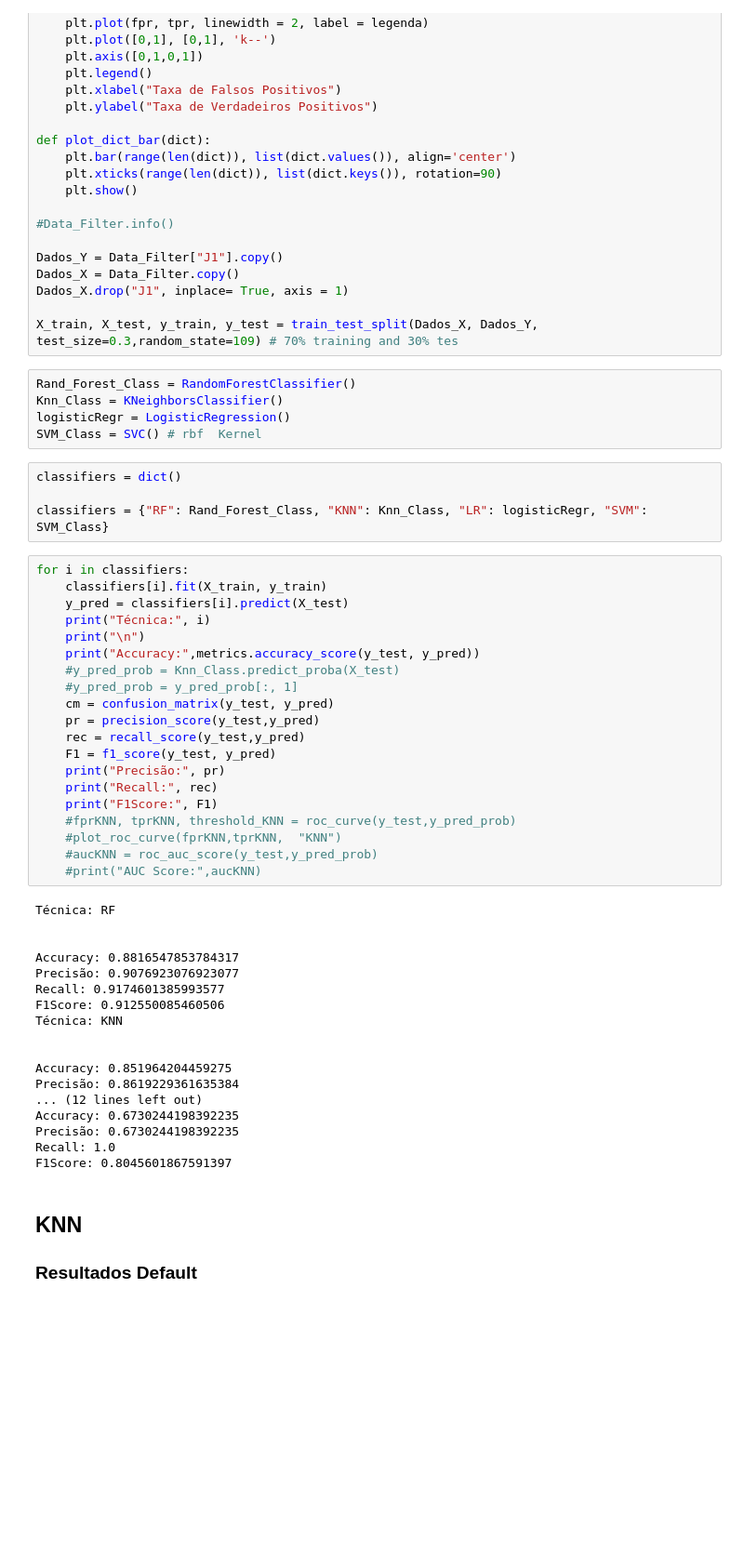
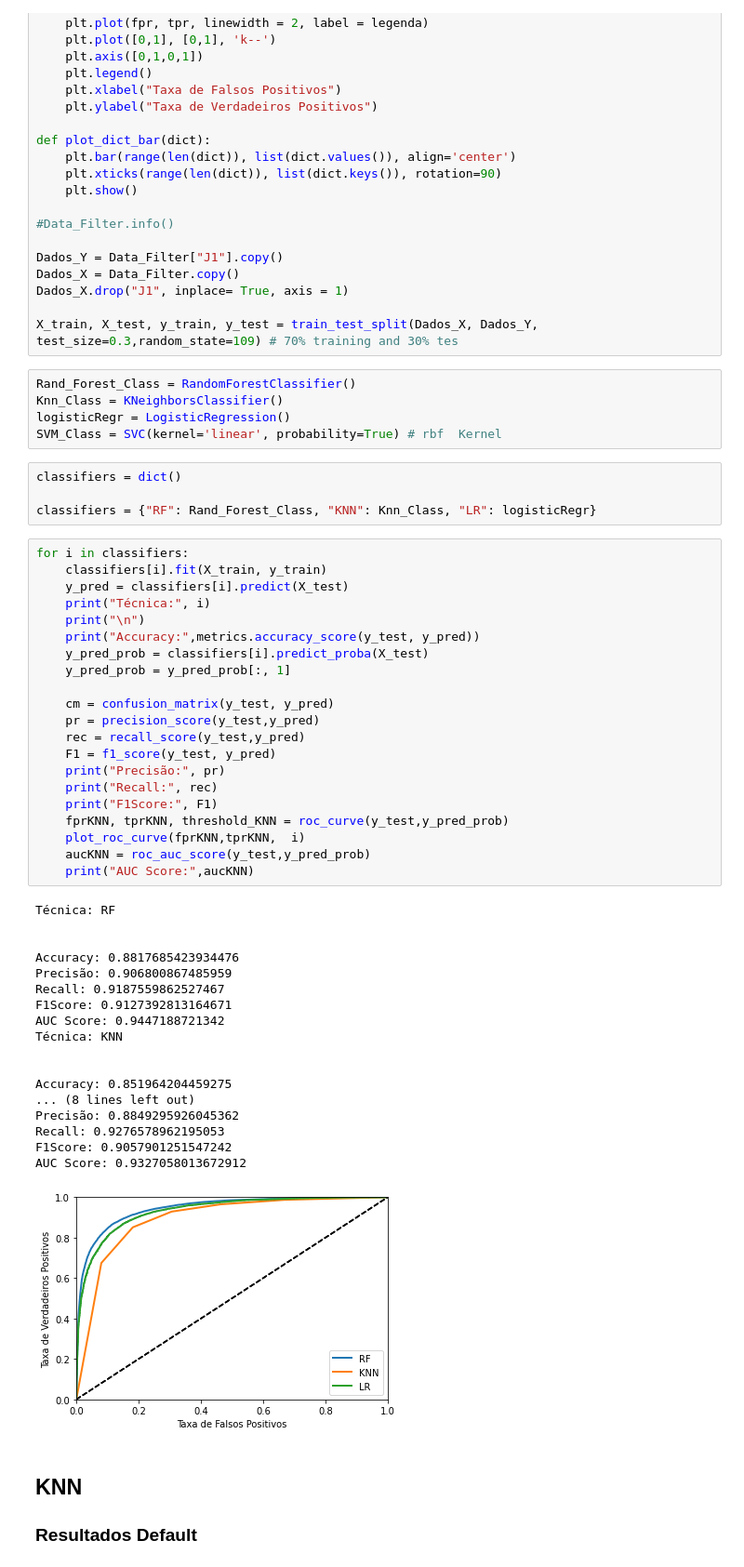
Before and after one commit to mrelero/machine-learning-anatel-database, a Jupyter notebook: ML_Techs/paper-enegep.ipynb, the cells around one changed output. Shown at 93% size. Saved outputs shown, nothing was run; the diff lists cells and outputs as text; blank space fills up the shorter version.

```diff
--- a/ML_Techs/paper-enegep.ipynb
+++ b/ML_Techs/paper-enegep.ipynb
@@ -145,49 +145,51 @@ X_train, X_test, y_train, y_test = train_test_split(Dados_X, Dados_Y, test_size=
 Rand_Forest_Class = RandomForestClassifier()
 Knn_Class = KNeighborsClassifier()
 logisticRegr = LogisticRegression()
-SVM_Class = SVC() # rbf  Kernel
+SVM_Class = SVC(kernel='linear', probability=True) # rbf  Kernel
 # %%
 classifiers = dict()
 
-classifiers = {"RF": Rand_Forest_Class, "KNN": Knn_Class, "LR": logisticRegr, "SVM": SVM_Class}
+classifiers = {"RF": Rand_Forest_Class, "KNN": Knn_Class, "LR": logisticRegr}
 # %%
 for i in classifiers:
     classifiers[i].fit(X_train, y_train)
     y_pred = classifiers[i].predict(X_test)
     print("Técnica:", i)
     print("\n")
     print("Accuracy:",metrics.accuracy_score(y_test, y_pred))
-    #y_pred_prob = Knn_Class.predict_proba(X_test)
-    #y_pred_prob = y_pred_prob[:, 1]
+    y_pred_prob = classifiers[i].predict_proba(X_test)
+    y_pred_prob = y_pred_prob[:, 1]
+
     cm = confusion_matrix(y_test, y_pred)
     pr = precision_score(y_test,y_pred)
     rec = recall_score(y_test,y_pred)
     F1 = f1_score(y_test, y_pred)
     print("Precisão:", pr)
     print("Recall:", rec)
     print("F1Score:", F1)
-    #fprKNN, tprKNN, threshold_KNN = roc_curve(y_test,y_pred_prob)
-    #plot_roc_curve(fprKNN,tprKNN,  "KNN")
-    #aucKNN = roc_auc_score(y_test,y_pred_prob)
-    #print("AUC Score:",aucKNN)
+    fprKNN, tprKNN, threshold_KNN = roc_curve(y_test,y_pred_prob)
+    plot_roc_curve(fprKNN,tprKNN,  i)
+    aucKNN = roc_auc_score(y_test,y_pred_prob)
+    print("AUC Score:",aucKNN)
 # %% [output]
 Técnica: RF
 
 
-Accuracy: 0.8816547853784317
-Precisão: 0.9076923076923077
-Recall: 0.9174601385993577
-F1Score: 0.912550085460506
+Accuracy: 0.8817685423934476
+Precisão: 0.906800867485959
+Recall: 0.9187559862527467
+F1Score: 0.9127392813164671
+AUC Score: 0.9447188721342
 Técnica: KNN
 
 
 Accuracy: 0.851964204459275
-Precisão: 0.8619229361635384
-... (12 lines left out)
-Accuracy: 0.6730244198392235
-Precisão: 0.6730244198392235
-Recall: 1.0
-F1Score: 0.8045601867591397
+... (8 lines left out)
+Precisão: 0.8849295926045362
+Recall: 0.9276578962195053
+F1Score: 0.9057901251547242
+AUC Score: 0.9327058013672912
+[figure, added]
 # %% [markdown]
 ## KNN
 
```
Also changed, not shown: parts of 2 cells of this notebook.
